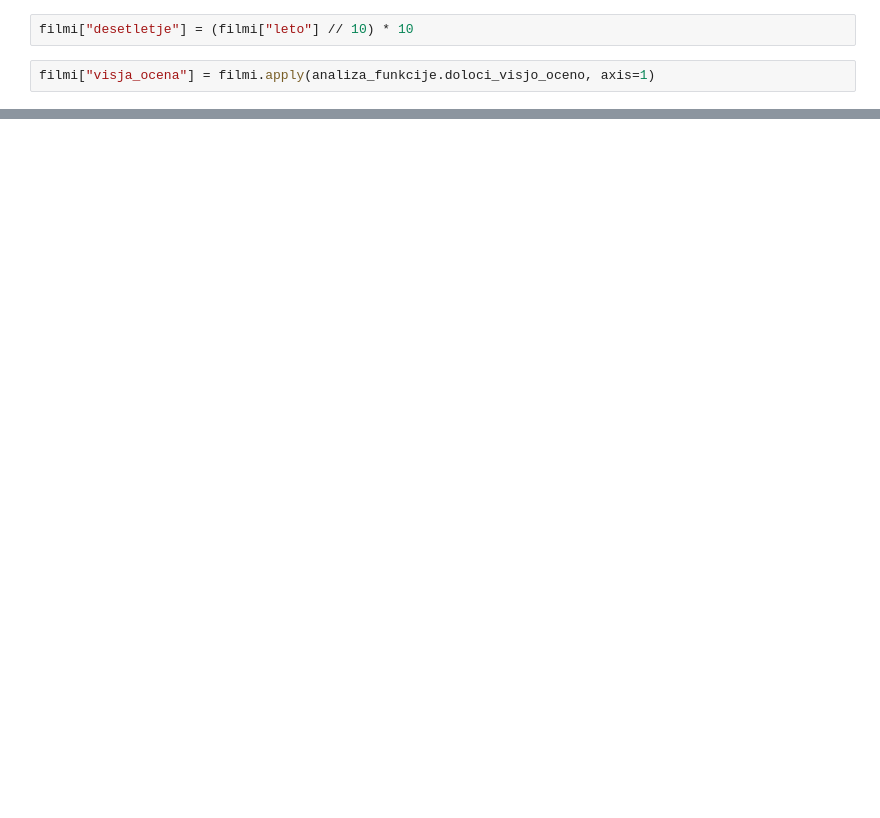
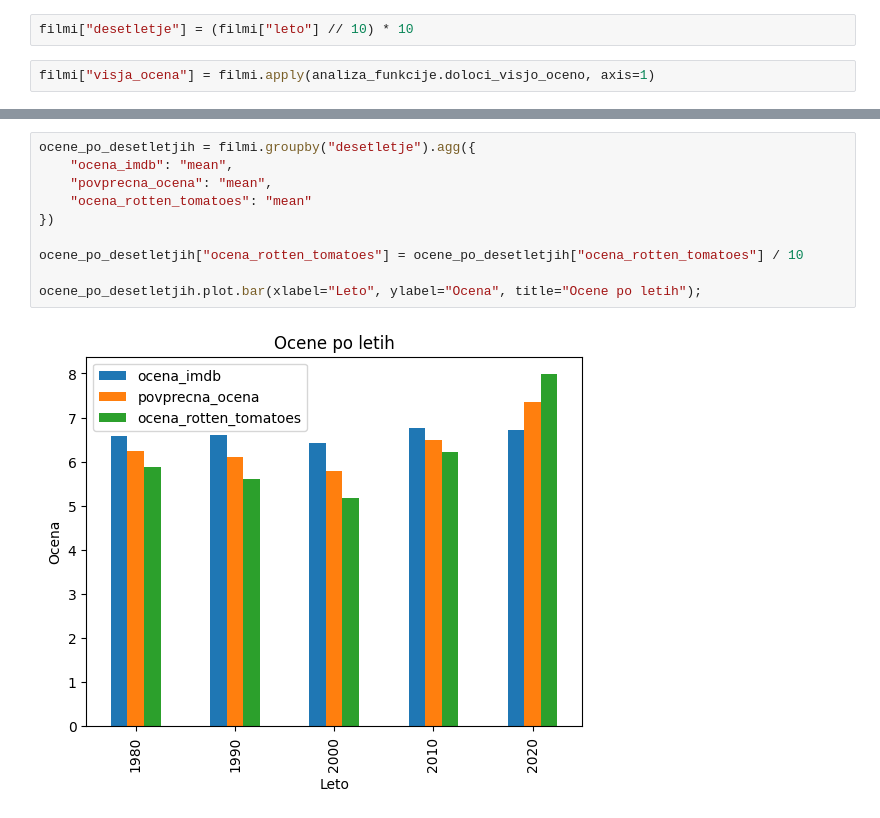
Before and after one commit to sebastjankusar/projekt_uvp, a Jupyter notebook: analiza.ipynb, the cells around one changed output, grey strips where cells are left out. Drawn from its saved outputs; the diff is of its cells as text; blank space fills up the shorter version.

```diff
--- a/analiza.ipynb
+++ b/analiza.ipynb
@@ -35,0 +157,12 @@ filmi
+# %%
+ocene_po_desetletjih = filmi.groupby("desetletje").agg({
+    "ocena_imdb": "mean",
+    "povprecna_ocena": "mean",
+    "ocena_rotten_tomatoes": "mean"
+})
+
+ocene_po_desetletjih["ocena_rotten_tomatoes"] = ocene_po_desetletjih["ocena_rotten_tomatoes"] / 10
+
+ocene_po_desetletjih.plot.bar(xlabel="Leto", ylabel="Ocena", title="Ocene po letih");
+# %% [output]
+[figure, added]
```
Also changed, not shown: parts of 16 cells of this notebook, 1 other file.
